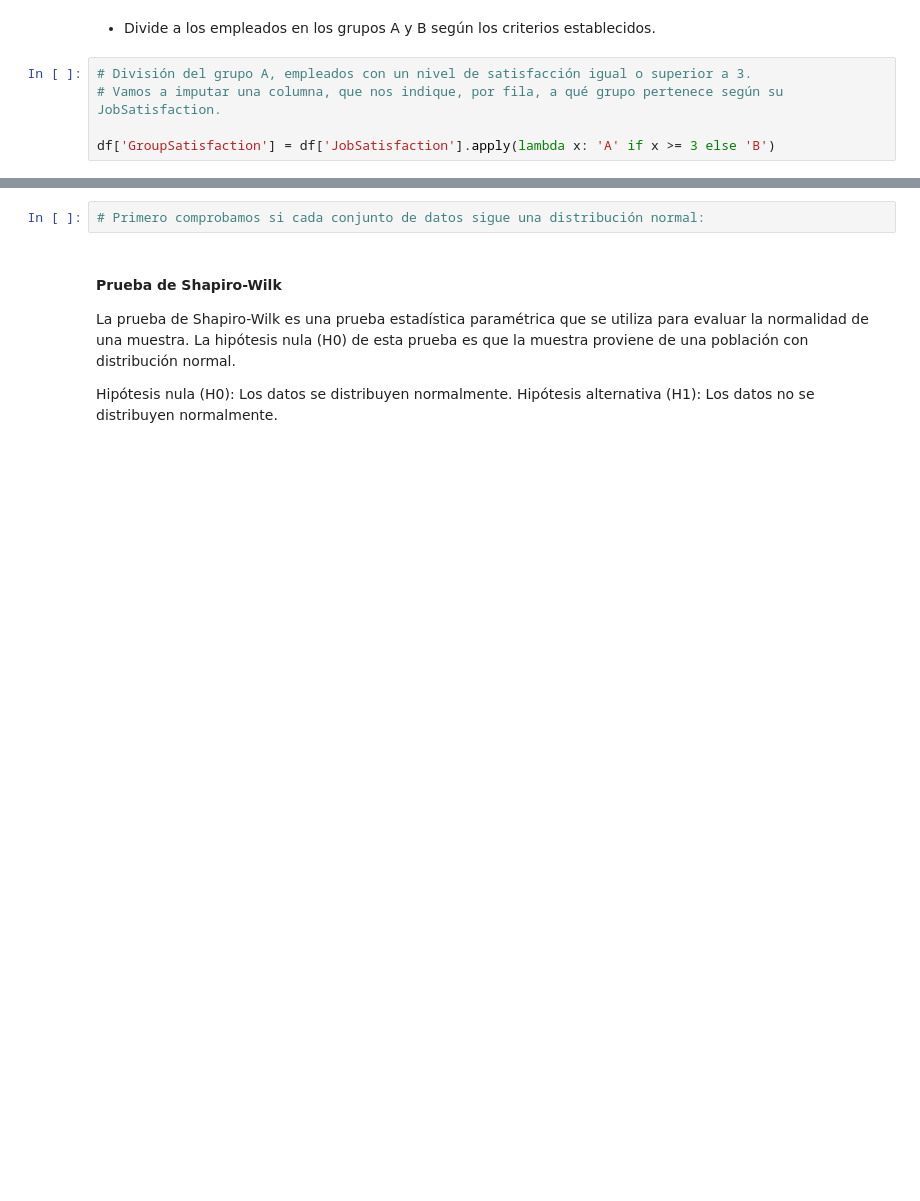
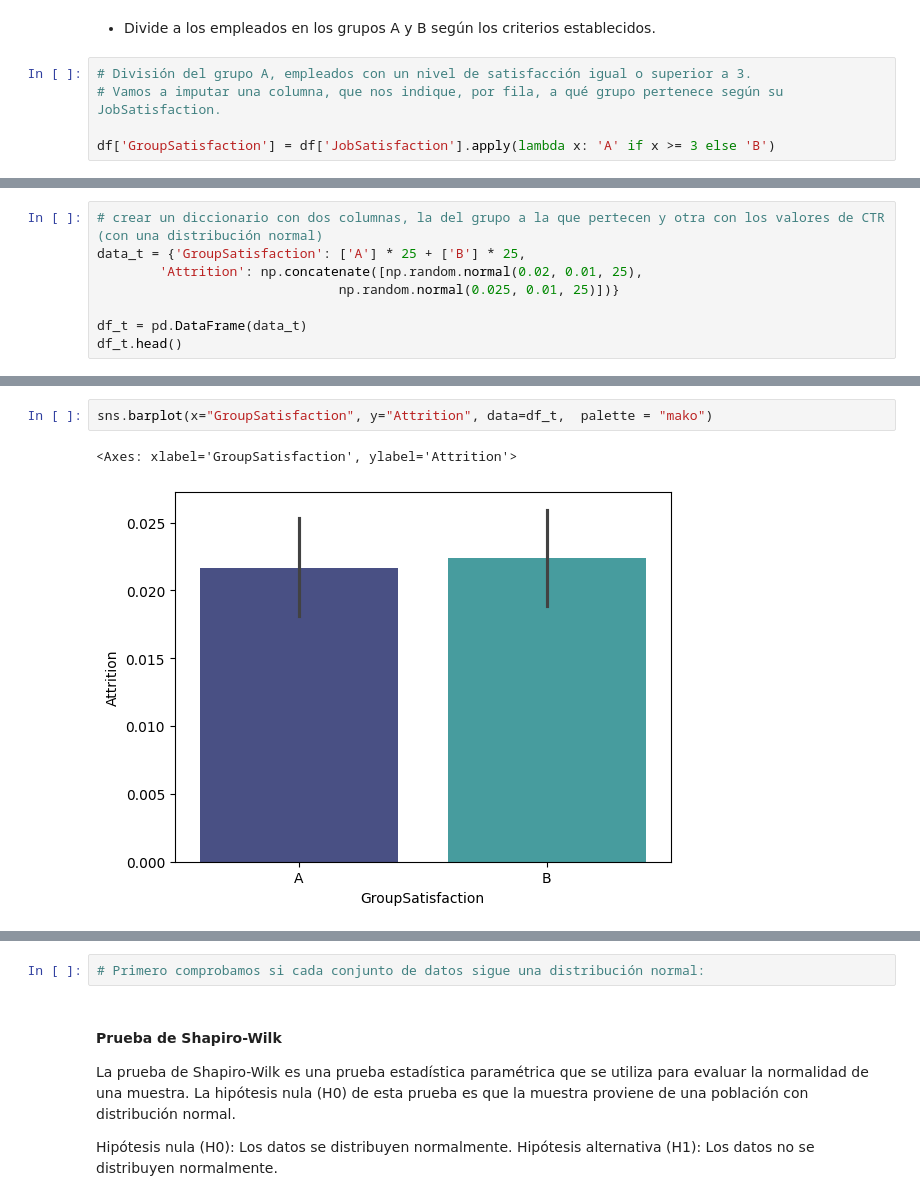
Before and after one commit to luzmarinahg/proyecto_eda_adalab, a Jupyter notebook: FASE 4.ipynb, the cells around one changed output, grey strips where cells are left out. Cells and saved outputs as stored; diff of their text form; blank space fills up the shorter version.

```diff
--- a/FASE 4.ipynb
+++ b/FASE 4.ipynb
@@ -196,0 +128,8 @@ ValueError: could not convert string to float: '81,0'
+# %%
+# crear un diccionario con dos columnas, la del grupo a la que pertecen y otra con los valores de CTR (con una distribución normal)
+data_t = {'GroupSatisfaction': ['A'] * 25 + ['B'] * 25,
+        'Attrition': np.concatenate([np.random.normal(0.02, 0.01, 25),
+                               np.random.normal(0.025, 0.01, 25)])}
+
+df_t = pd.DataFrame(data_t)
+df_t.head()
@@ -196,0 +143,5 @@ ValueError: could not convert string to float: '81,0'
+# %%
+sns.barplot(x="GroupSatisfaction", y="Attrition", data=df_t,  palette = "mako")
+# %% [output]
+<Axes: xlabel='GroupSatisfaction', ylabel='Attrition'>
+[figure, added]
```
Also changed, not shown: parts of 22 cells of this notebook.
